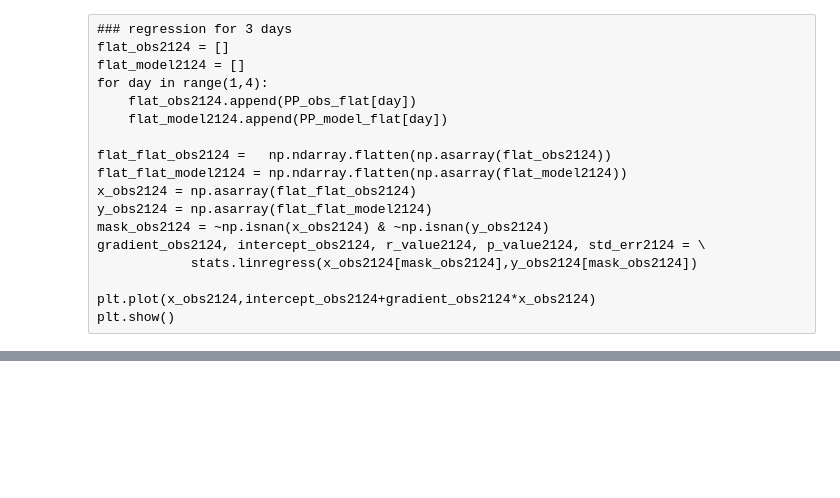
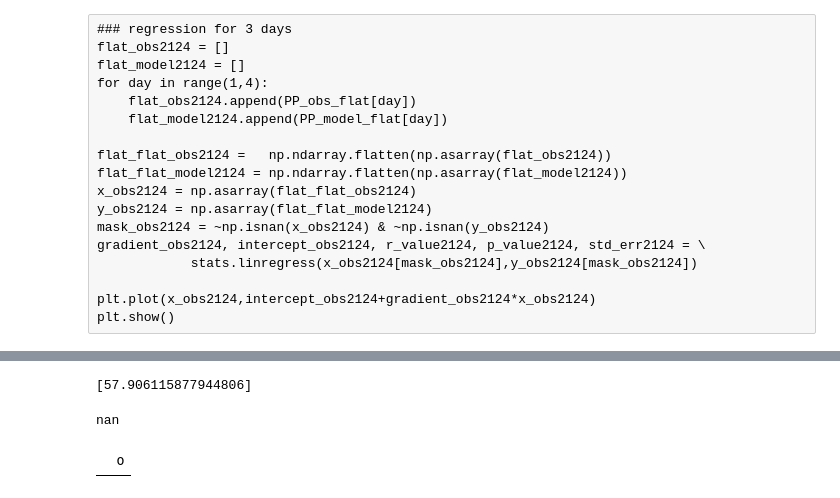
Before and after one commit to franzihe/Python_Masterthesis, a Jupyter notebook: MEPS/surface_EM09_obs_plots.ipynb, the cells around one changed output, grey strips where cells are left out. Drawn from its saved outputs; the diff is of its cells as text; code cells hidden in the pictures; blank space fills up the shorter version.

```diff
--- a/MEPS/surface_EM09_obs_plots.ipynb
+++ b/MEPS/surface_EM09_obs_plots.ipynb
@@ -581,18 +633,20 @@ pd.DataFrame(Diff_obs_model_var[0])
 # %%
 avg_perc = []
 # %%
-
+model_diff = []
 diff_perc = []
 
 for i in range(6,7):
-    print(np.asarray(obs_var)[i,24])
+    print(np.asarray(obs_var)[i,12])
     for ens_memb in range(0,10):
-        print('model %s' %ens_memb,np.asarray(model_var_all_day[ens_memb])[i,24])
+        print('model %s' %ens_memb,np.asarray(model_var_all_day[ens_memb])[i,12])
+        model_diff.append(np.asarray(model_var_all_day[ens_memb])[i,12])
         print('Diff [perc], %s' %ens_memb,
-              (np.asarray(model_var_all_day[ens_memb])[i,24]-np.asarray(obs_var)[i,24])/np.asarray(obs_var)[i,24]*100)
-              #(np.asarray(Diff_obs_model_var[ens_memb])[i,24]/np.asarray(obs_var)[i,24])*100)
-        diff_perc.append((np.asarray(Diff_obs_model_var[ens_memb])[i,24]/np.asarray(obs_var)[i,24])*100)
+              (np.asarray(model_var_all_day[ens_memb])[i,12]-np.asarray(obs_var)[i,12])/np.asarray(obs_var)[i,12]*100)
+              #(np.asarray(Diff_obs_model_var[ens_memb])[i,12]/np.asarray(obs_var)[i,12])*100)
+        diff_perc.append((np.asarray(Diff_obs_model_var[ens_memb])[i,12]/np.asarray(obs_var)[i,12])*100)
     print('Avg [perc]', np.nanmean(diff_perc))
     avg_perc.append(np.nanmean(diff_perc))
 #print(np.nanmean(avg_perc))
+np.nanmean(model_diff)
 # %% [output]
@@ -620,2 +699,4 @@ np.nanmean(np.asarray(avg_perc)[4:7])
+# %%
+avg_perc = []
 # %%
-np.asarray(Diff_obs_model_var[0])[:,12]/np.asarray(obs_var)[:,12]*100
+obs_var_10per = (np.asarray(obs_var)/90)*100
@@ -627,0 +703,19 @@ array([ 336.83815002,  616.20396205,   14.80827893,  -41.72801669,
+# %%
+model_diff = []
+diff_perc = []
+
+for i in range(6,7):
+    print(obs_var_10per[i,12])
+    for ens_memb in range(0,10):
+        print('model %s' %ens_memb,np.asarray(model_var_all_day[ens_memb])[i,12])
+        print('Diff [perc], with 10',
+              (np.asarray(model_var_all_day[ens_memb])[i,12] - obs_var_10per[i,12])/obs_var_10per[i,12] *100)
+        model_diff.append(np.asarray(model_var_all_day[ens_memb])[i,12])
+ #       print('Diff [perc], %s' %ens_memb,
+  #            (np.asarray(model_var_all_day[ens_memb])[i,12]-np.asarray(obs_var)[i,12])/np.asarray(obs_var)[i,12]*100)
+   #           #(np.asarray(Diff_obs_model_var[ens_memb])[i,12]/np.asarray(obs_var)[i,12])*100)
+        diff_perc.append((np.asarray(model_var_all_day[ens_memb])[i,12] - obs_var_10per[i,12])/obs_var_10per[i,12] *100)
+    print('Avg [perc]', np.nanmean(diff_perc))
+    avg_perc.append(np.nanmean(diff_perc))
+#print(np.nanmean(avg_perc))
+np.nanmean(model_diff)
@@ -628,3 +741,15 @@ array([ 336.83815002,  616.20396205,   14.80827893,  -41.72801669,
+# %%
+avg_perc
+# %% [output]
+[57.906115877944806]
+# %%
+np.nanmean(np.asarray(avg_perc)[2:4])
+# %% [output]
+nan
+# %%
+pd.DataFrame(np.asarray(avg_perc)[1:7])
+# %% [output]
+|  | 0 |
 # %%
 lgd = plt_all_day_diff(Diff_obs_model_var,lead_time_var,Variable_obs,var,np.arange(0,len(Diff_obs_model_var[0])-1),
                       in_day=initialisation_day, cal_mon=calendar_month,
```
Also changed, not shown: parts of 33 cells of this notebook, 15 other files.
